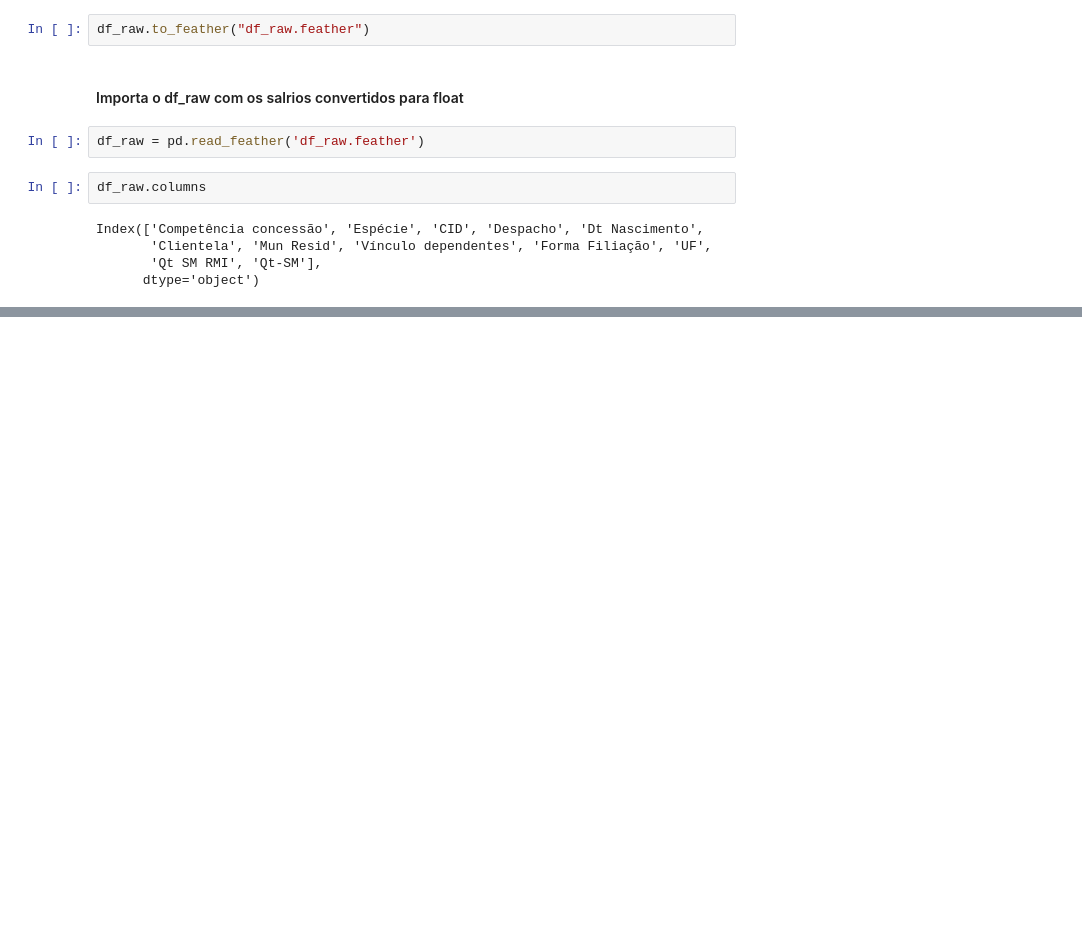
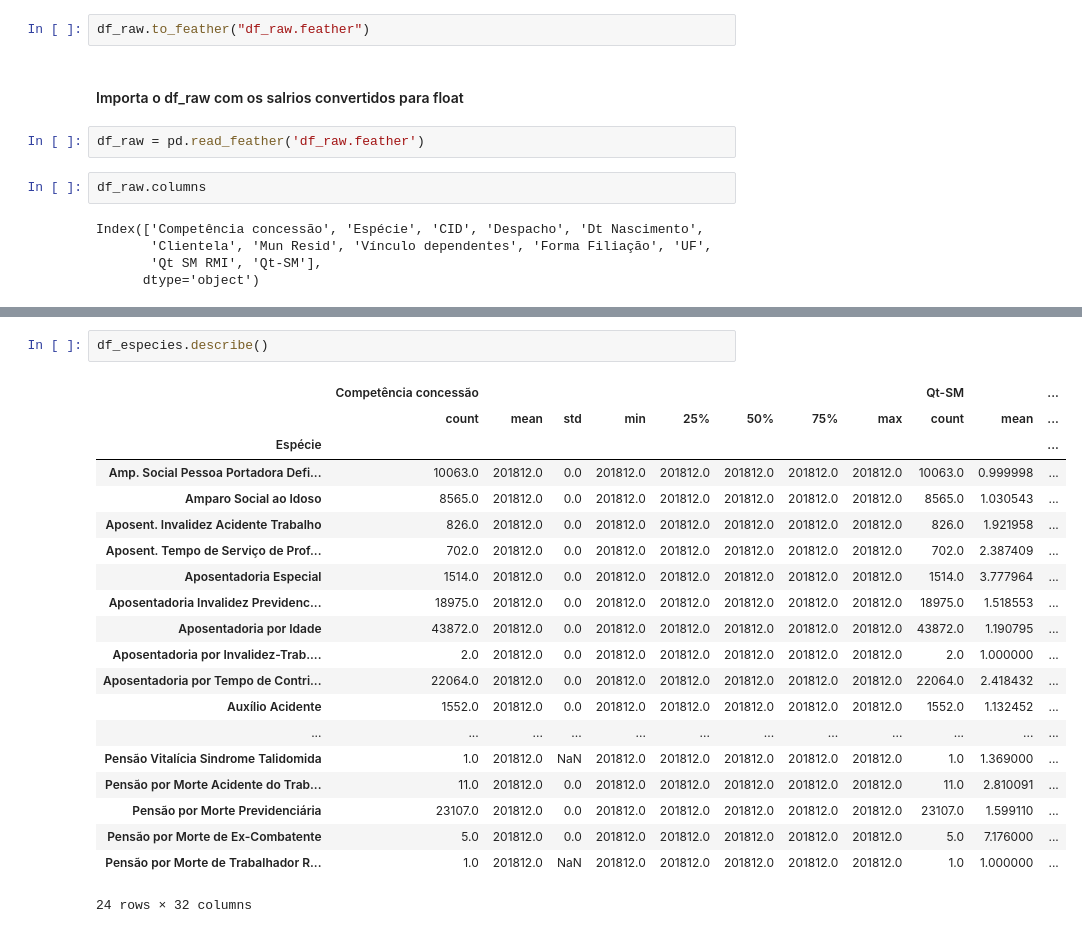
Before and after one commit to jeroavf/ExploraBeneficios, a Jupyter notebook: AnaliseBeneficios.ipynb, the cells around one changed output, grey strips where cells are left out. Cells and saved outputs as stored; diff of their text form; blank space fills up the shorter version.

```diff
--- a/AnaliseBeneficios.ipynb
+++ b/AnaliseBeneficios.ipynb
@@ -125,0 +143,23 @@ df_raw['Qt-SM'].hist(bins=10)
+# %%
+df_especies.describe()
+# %% [output]
+|  | Competência concessão |  |  |  |  |  |  |  | Qt-SM |  | ... |
+|  | count | mean | std | min | 25% | 50% | 75% | max | count | mean | ... |
+| Espécie |  |  |  |  |  |  |  |  |  |  | ... |
+| Amp. Social Pessoa Portadora Defi... | 10063.0 | 201812.0 | 0.0 | 201812.0 | 201812.0 | 201812.0 | 201812.0 | 201812.0 | 10063.0 | 0.999998 | ... |
+| Amparo Social ao Idoso | 8565.0 | 201812.0 | 0.0 | 201812.0 | 201812.0 | 201812.0 | 201812.0 | 201812.0 | 8565.0 | 1.030543 | ... |
+| Aposent. Invalidez Acidente Trabalho | 826.0 | 201812.0 | 0.0 | 201812.0 | 201812.0 | 201812.0 | 201812.0 | 201812.0 | 826.0 | 1.921958 | ... |
+| Aposent. Tempo de Serviço de Prof... | 702.0 | 201812.0 | 0.0 | 201812.0 | 201812.0 | 201812.0 | 201812.0 | 201812.0 | 702.0 | 2.387409 | ... |
+| Aposentadoria Especial | 1514.0 | 201812.0 | 0.0 | 201812.0 | 201812.0 | 201812.0 | 201812.0 | 201812.0 | 1514.0 | 3.777964 | ... |
+| Aposentadoria Invalidez Previdenc... | 18975.0 | 201812.0 | 0.0 | 201812.0 | 201812.0 | 201812.0 | 201812.0 | 201812.0 | 18975.0 | 1.518553 | ... |
+| Aposentadoria por Idade | 43872.0 | 201812.0 | 0.0 | 201812.0 | 201812.0 | 201812.0 | 201812.0 | 201812.0 | 43872.0 | 1.190795 | ... |
+| Aposentadoria por Invalidez-Trab.... | 2.0 | 201812.0 | 0.0 | 201812.0 | 201812.0 | 201812.0 | 201812.0 | 201812.0 | 2.0 | 1.000000 | ... |
+| Aposentadoria por Tempo de Contri... | 22064.0 | 201812.0 | 0.0 | 201812.0 | 201812.0 | 201812.0 | 201812.0 | 201812.0 | 22064.0 | 2.418432 | ... |
+| Auxílio Acidente | 1552.0 | 201812.0 | 0.0 | 201812.0 | 201812.0 | 201812.0 | 201812.0 | 201812.0 | 1552.0 | 1.132452 | ... |
+| ... | ... | ... | ... | ... | ... | ... | ... | ... | ... | ... | ... |
+| Pensão Vitalícia Sindrome Talidomida | 1.0 | 201812.0 | NaN | 201812.0 | 201812.0 | 201812.0 | 201812.0 | 201812.0 | 1.0 | 1.369000 | ... |
+| Pensão por Morte Acidente do Trab... | 11.0 | 201812.0 | 0.0 | 201812.0 | 201812.0 | 201812.0 | 201812.0 | 201812.0 | 11.0 | 2.810091 | ... |
+| Pensão por Morte Previdenciária | 23107.0 | 201812.0 | 0.0 | 201812.0 | 201812.0 | 201812.0 | 201812.0 | 201812.0 | 23107.0 | 1.599110 | ... |
+| Pensão por Morte de Ex-Combatente | 5.0 | 201812.0 | 0.0 | 201812.0 | 201812.0 | 201812.0 | 201812.0 | 201812.0 | 5.0 | 7.176000 | ... |
+| Pensão por Morte de Trabalhador R... | 1.0 | 201812.0 | NaN | 201812.0 | 201812.0 | 201812.0 | 201812.0 | 201812.0 | 1.0 | 1.000000 | ... |
+24 rows × 32 columns
```
Also changed, not shown: parts of 8 cells of this notebook, 1 other file.
